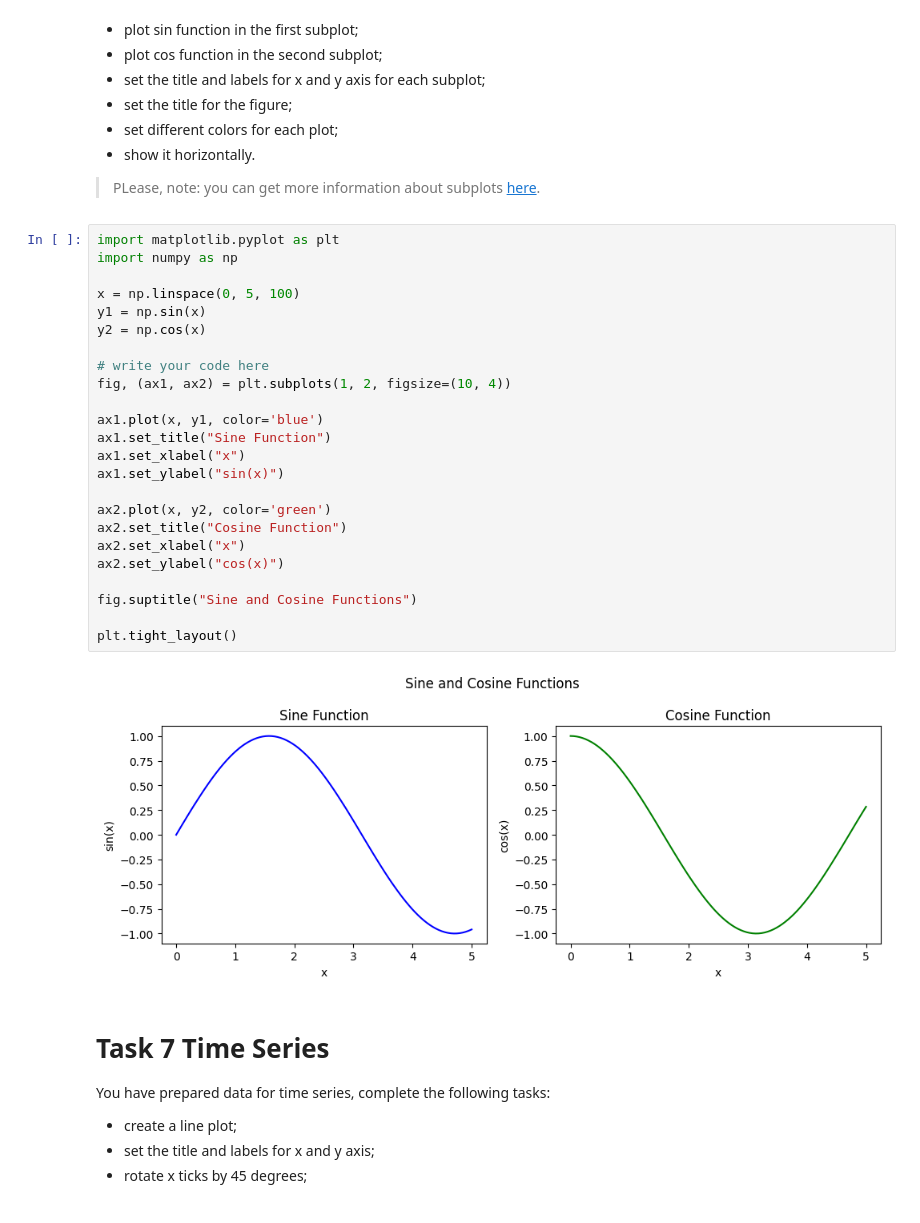
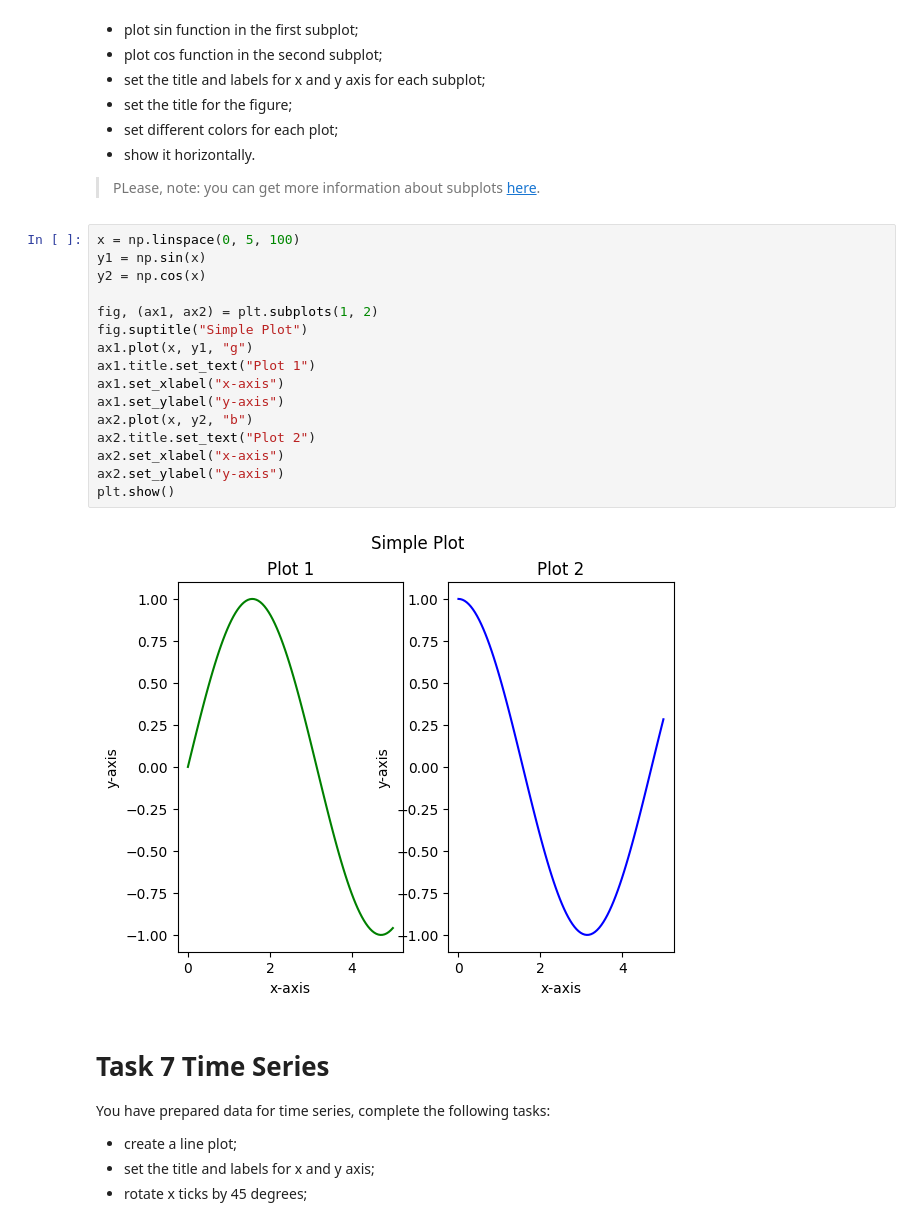
Before and after one commit to mate-academy/py-matplotlib, a Jupyter notebook: app/matplotlib.ipynb, the cells around one changed output. Drawn from its saved outputs; the diff is of its cells as text.

```diff
--- a/app/matplotlib.ipynb
+++ b/app/matplotlib.ipynb
@@ -165,31 +133,23 @@ You have sin and cos functions, complete the following tasks:
 
 > PLease, note: you can get more information about subplots [here](https://matplotlib.org/stable/gallery/subplots_axes_and_figures/subplots_demo.html).
 # %%
-import matplotlib.pyplot as plt
-import numpy as np
-
 x = np.linspace(0, 5, 100)
 y1 = np.sin(x)
 y2 = np.cos(x)
 
-# write your code here
-fig, (ax1, ax2) = plt.subplots(1, 2, figsize=(10, 4))
-
-ax1.plot(x, y1, color='blue')
-ax1.set_title("Sine Function")
-ax1.set_xlabel("x")
-ax1.set_ylabel("sin(x)")
-
-ax2.plot(x, y2, color='green')
-ax2.set_title("Cosine Function")
-ax2.set_xlabel("x")
-ax2.set_ylabel("cos(x)")
-
-fig.suptitle("Sine and Cosine Functions")
-
-plt.tight_layout()
+fig, (ax1, ax2) = plt.subplots(1, 2)
+fig.suptitle("Simple Plot")
+ax1.plot(x, y1, "g")
+ax1.title.set_text("Plot 1")
+ax1.set_xlabel("x-axis")
+ax1.set_ylabel("y-axis")
+ax2.plot(x, y2, "b")
+ax2.title.set_text("Plot 2")
+ax2.set_xlabel("x-axis")
+ax2.set_ylabel("y-axis")
+plt.show()
 # %% [output]
-[figure, old version]
+[figure, new version]
 # %% [markdown]
 # Task 7 Time Series
 
```
Also changed, not shown: parts of 9 cells of this notebook.
